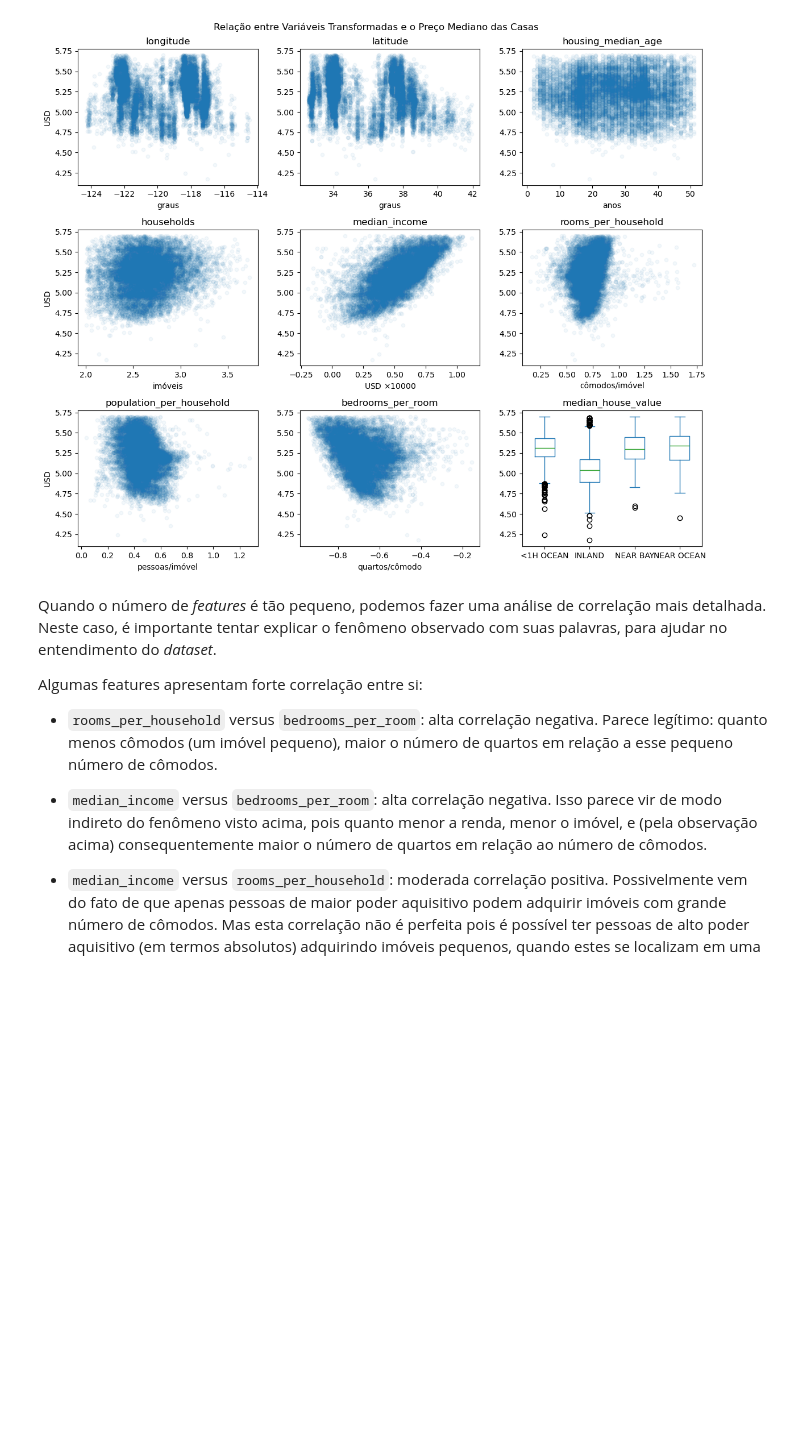
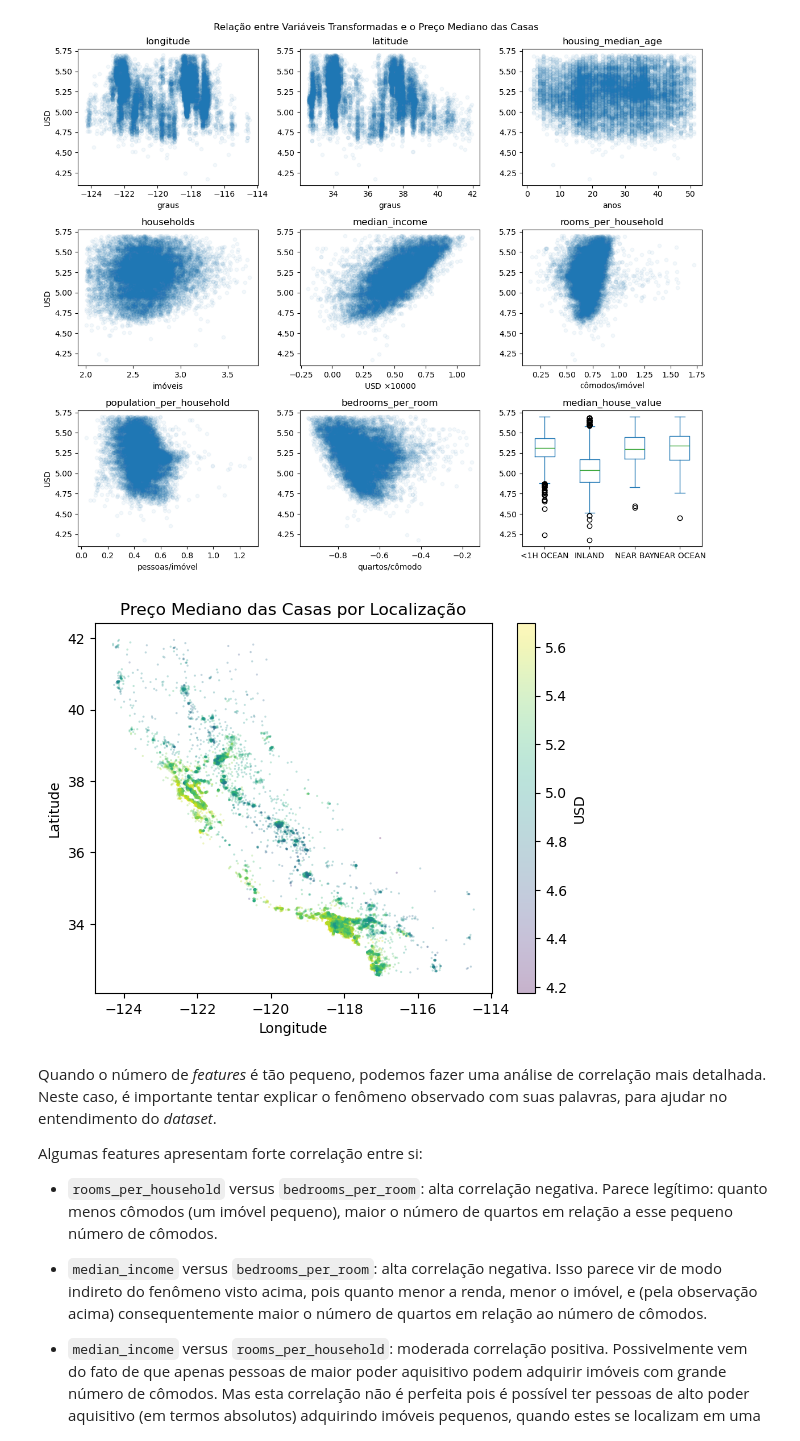
Before and after one commit to marinnagc/ml_labs_marinnagc, a Jupyter notebook: labs/01_regression/answers/task_01/task_01.ipynb, the cells around one changed output. Cells and saved outputs as stored; diff of their text form; code cells hidden in the pictures; blank space fills up the shorter version.

```diff
--- a/labs/01_regression/answers/task_01/task_01.ipynb
+++ b/labs/01_regression/answers/task_01/task_01.ipynb
@@ -1562,6 +1562,22 @@ data_train_new_features[['ocean_proximity', target]] \
 fig.tight_layout()
 # %% [output]
 [figure]
+# %%
+plt.scatter(
+    data_train_new_features['longitude'],
+    data_train_new_features['latitude'],
+    c=data_train_new_features['median_house_value'],
+    cmap='viridis',
+    s=data_train_new_features['households'] / 10,
+    alpha=0.3,
+)
+plt.colorbar(label=measurement_units[target])
+plt.xlabel('Longitude')
+plt.ylabel('Latitude')
+plt.title('Preço Mediano das Casas por Localização')
+plt.show()
+# %% [output]
+[figure, added]
 # %% [markdown]
 Quando o número de *features* é tão pequeno, podemos fazer uma análise de correlação mais detalhada. Neste caso, é importante tentar explicar o fenômeno observado com suas palavras, para ajudar no entendimento do *dataset*.
 
```
Also changed, not shown: parts of 2 cells of this notebook.
